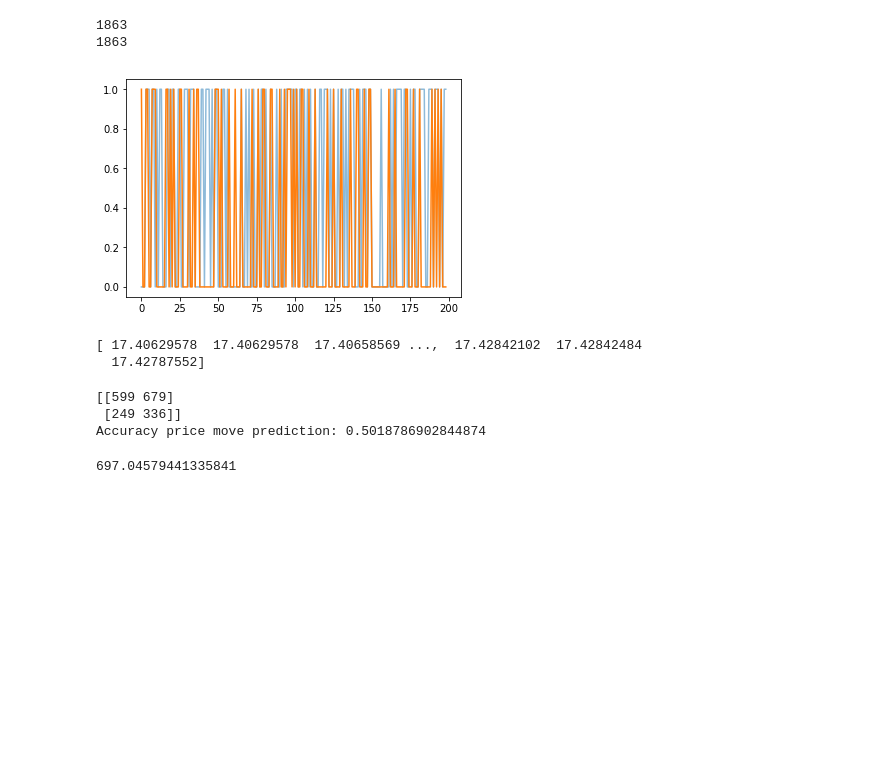
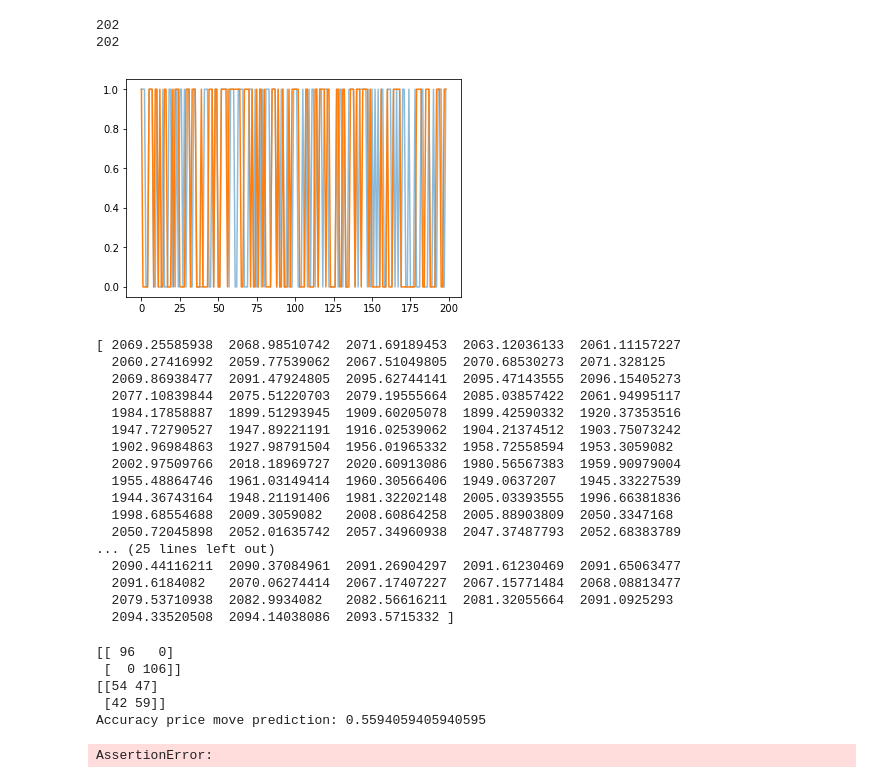
Before and after one commit to valcourgeau/intro-deep-learning-group, a Jupyter notebook: lstm.ipynb, the cells around one changed output. Cells and saved outputs as stored; diff of their text form; code cells hidden in the pictures; blank space fills up the shorter version.

```diff
--- a/lstm.ipynb
+++ b/lstm.ipynb
@@ -53,7 +53,8 @@ plot_losses = PlotLosses()
 
 # Extract data from files
 latent_val = pd.read_csv('sae_output_5000.csv')
-latent_val = np.array(latent_val)
+latent_val = np.array(latent_val)[:,2:]
+print(latent_val.shape)
 y_lazy = pd.read_csv('data/sp500_index_data.csv')['Close Price']
 y_train = y_lazy.shift(-1)
 y_train = np.array(y_train)
@@ -99,10 +100,10 @@ Epoch 3/2000
 KeyboardInterrupt:
 # %%
-bugger = model.predict(trainX)
+bugger = model.predict(testX)
 print(bugger)
 import matplotlib.pyplot as plt
 %matplotlib inline
 plt.plot(bugger)
-plt.plot(trainY)
+plt.plot(testY)
 plt.show()
 # %% [output]
@@ -117,29 +128,47 @@ plt.show()
 # %%
 diff_bugger = np.diff(bugger[:,0])
 diff_bugger = [1 if x > 0 else 0 for x in diff_bugger]
-diff_trainY = np.diff(trainY)
+diff_trainY = np.diff(testY)
 diff_trainY = [1 if x > 0 else 0 for x in diff_trainY]
 print(len(diff_trainY))
 print(len(diff_bugger))
 plt.plot(diff_trainY[1:200], alpha = 0.5)
 plt.plot(diff_bugger[1:200])
 plt.show()
 print(bugger[:,0])
 # %% [output]
-1863
-1863
+202
+202
-[figure, old version]
+[figure, new version]
-[ 17.40629578  17.40629578  17.40658569 ...,  17.42842102  17.42842484
-  17.42787552]
+[ 2069.25585938  2068.98510742  2071.69189453  2063.12036133  2061.11157227
+  2060.27416992  2059.77539062  2067.51049805  2070.68530273  2071.328125
+  2069.86938477  2091.47924805  2095.62744141  2095.47143555  2096.15405273
+  2077.10839844  2075.51220703  2079.19555664  2085.03857422  2061.94995117
+  1984.17858887  1899.51293945  1909.60205078  1899.42590332  1920.37353516
+  1947.72790527  1947.89221191  1916.02539062  1904.21374512  1903.75073242
+  1902.96984863  1927.98791504  1956.01965332  1958.72558594  1953.3059082
+  2002.97509766  2018.18969727  2020.60913086  1980.56567383  1959.90979004
+  1955.48864746  1961.03149414  1960.30566406  1949.0637207   1945.33227539
+  1944.36743164  1948.21191406  1981.32202148  2005.03393555  1996.66381836
+  1998.68554688  2009.3059082   2008.60864258  2005.88903809  2050.3347168
+  2050.72045898  2052.01635742  2057.34960938  2047.37487793  2052.68383789
+... (25 lines left out)
+  2090.44116211  2090.37084961  2091.26904297  2091.61230469  2091.65063477
+  2091.6184082   2070.06274414  2067.17407227  2067.15771484  2068.08813477
+  2079.53710938  2082.9934082   2082.56616211  2081.32055664  2091.0925293
+  2094.33520508  2094.14038086  2093.5715332 ]
 # %%
 from sklearn.metrics import confusion_matrix
+print(confusion_matrix(diff_trainY, diff_trainY, labels=[0,1]))
 conf_mat = confusion_matrix(diff_bugger, diff_trainY, labels=[0,1])
 print(conf_mat)
 print("Accuracy price move prediction: {}".format(np.trace(conf_mat) / np.sum(conf_mat)))
 # %% [output]
-[[599 679]
- [249 336]]
-Accuracy price move prediction: 0.5018786902844874
+[[ 96   0]
+ [  0 106]]
+[[54 47]
+ [42 59]]
+Accuracy price move prediction: 0.5594059405940595
 # %%
 (586+747) / (586+747 + 268 + 262)
 # %%
@@ -149,4 +178,4 @@ def compute_mape(y, y_pred):
 
 compute_mape(bugger, trainY)
 # %% [output]
-697.04579441335841
+AssertionError:
```
Also changed, not shown: parts of 2 cells of this notebook, 1 other file.
